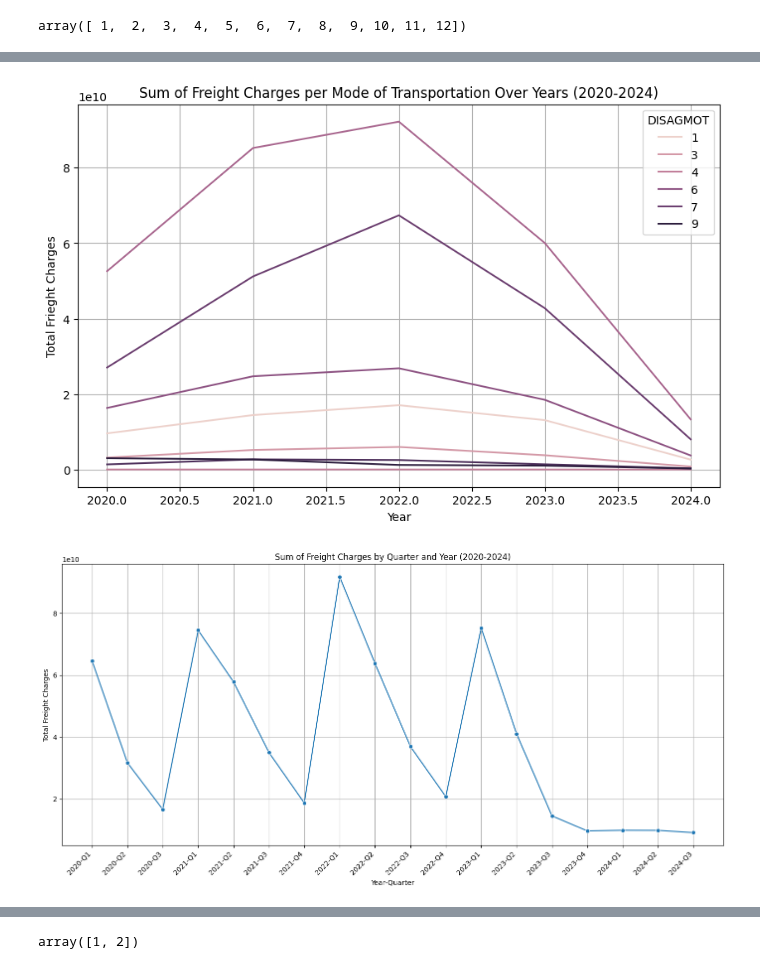
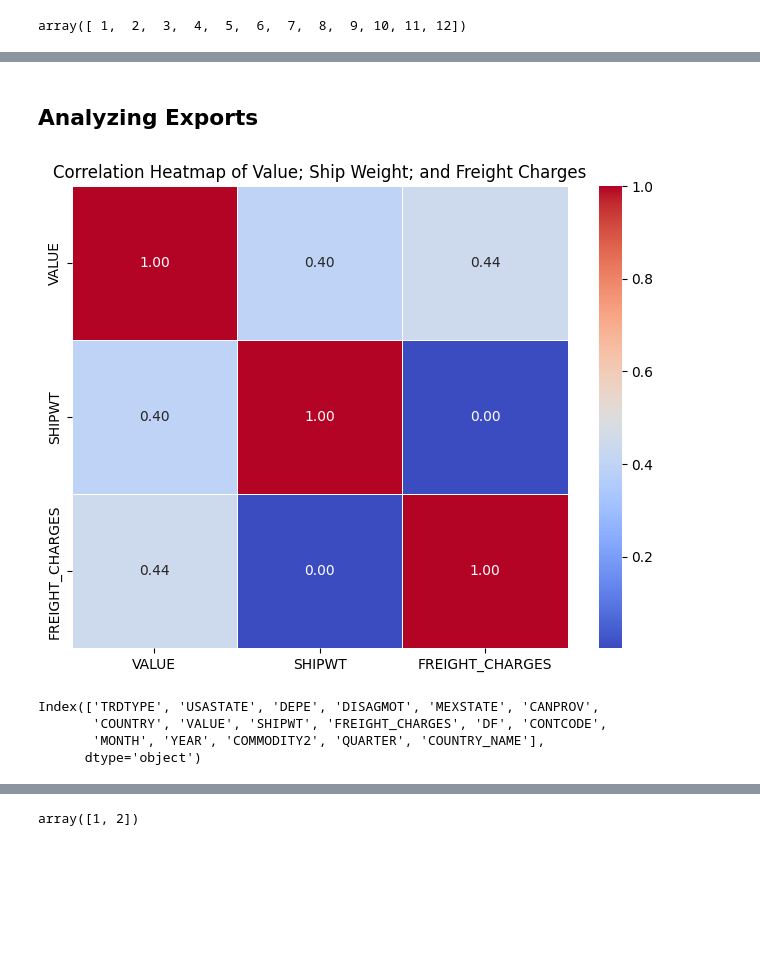
Before and after one commit to 02sagoe/TransBorderFreight_Data_Analysis, a Jupyter notebook: main.ipynb, the cells around one changed output, grey strips where cells are left out. Cells and saved outputs as stored; diff of their text form; code cells hidden in the pictures; blank space fills up the shorter version.

```diff
--- a/main.ipynb
+++ b/main.ipynb
@@ -209,44 +194,30 @@ plt.show()
-# %%
-# Group by Year and calculate the sum freight charges
-freight_by_year_disagmot = data.groupby(['YEAR', 'DISAGMOT'])['FREIGHT_CHARGES'].sum().reset_index()
-
-# Plot the trend
-plt.figure(figsize=(10, 6))
-sns.lineplot(data=freight_by_year_disagmot, x='YEAR', y='FREIGHT_CHARGES', hue='DISAGMOT')
-plt.title('Sum of Freight Charges per Mode of Transportation Over Years (2020-2024)')
-plt.xlabel('Year')
-plt.ylabel('Total Frieght Charges')
-plt.grid(True)
-
-plt.show()
-# %% [output]
-[figure, removed]
-# %%
-# Group by Year and Quarter and calculate the sum of Freight Charges
-freight_by_quarter_year = data.groupby(['YEAR', 'QUARTER'])['FREIGHT_CHARGES'].sum().reset_index()
-
-# Create a combined 'Year-Quarter' column for plotting
-freight_by_quarter_year['YEAR_QUARTER'] = freight_by_quarter_year['YEAR'].astype(str) + '-Q' + freight_by_quarter_year['QUARTER'].astype(str)
-
-# Sort the data by Year and Quarter for proper time series plotting
-freight_by_quarter_year['YEAR_QUARTER'] = pd.Categorical(freight_by_quarter_year['YEAR_QUARTER'],
-                                                        categories=freight_by_quarter_year['YEAR_QUARTER'].unique(),
-                                                        ordered=True)
-freight_by_quarter_year = freight_by_quarter_year.sort_values(by='YEAR_QUARTER')
-
-
-# Plot the trend by Quarter and Year
-plt.figure(figsize=(14, 7))
-sns.lineplot(data=freight_by_quarter_year, x='YEAR_QUARTER', y='FREIGHT_CHARGES', marker='o')
-plt.title('Sum of Freight Charges by Quarter and Year (2020-2024)')
-plt.xlabel('Year-Quarter')
-plt.ylabel('Total Freight Charges')
-plt.xticks(rotation=45, ha='right') # Rotate x-axis labels for better readability
-plt.grid(True)
-plt.tight_layout() # Adjust layout to prevent labels overlapping
-plt.show()
-# %% [output]
-[figure, removed]
 # %%
 data['COUNTRY'] =  data['COUNTRY'].astype(np.int64)
 data['COUNTRY_NAME'] = data['COUNTRY'].apply(lambda x: 'Canada' if x == 1220 else 'Mexico')
+# %% [markdown]
+## Analyzing Exports
+# %%
+# Filtering the data to only show Exports from the USA
+filtered_data = data[data['TRDTYPE'] == 1]
+
+import matplotlib.pyplot as plt
+# Select relevant columns for correlation analysis
+filtered_cols = ['VALUE', 'SHIPWT', 'FREIGHT_CHARGES']
+
+# Calculate the correlation matrix
+correlation_matrix = filtered_data[filtered_cols].corr()
+
+# Visualize the correlation matrix using a heatmap
+plt.figure(figsize=(8, 6))
+sns.heatmap(correlation_matrix, annot=True, cmap='coolwarm', fmt=".2f", linewidths=.5)
+plt.title('Correlation Heatmap of Value; Ship Weight; and Freight Charges')
+plt.show()
+# %% [output]
+[figure, added]
+# %%
+data.columns
+# %% [output]
+Index(['TRDTYPE', 'USASTATE', 'DEPE', 'DISAGMOT', 'MEXSTATE', 'CANPROV',
+       'COUNTRY', 'VALUE', 'SHIPWT', 'FREIGHT_CHARGES', 'DF', 'CONTCODE',
+       'MONTH', 'YEAR', 'COMMODITY2', 'QUARTER', 'COUNTRY_NAME'],
+      dtype='object')
```
Also changed, not shown: parts of 28 cells of this notebook.
